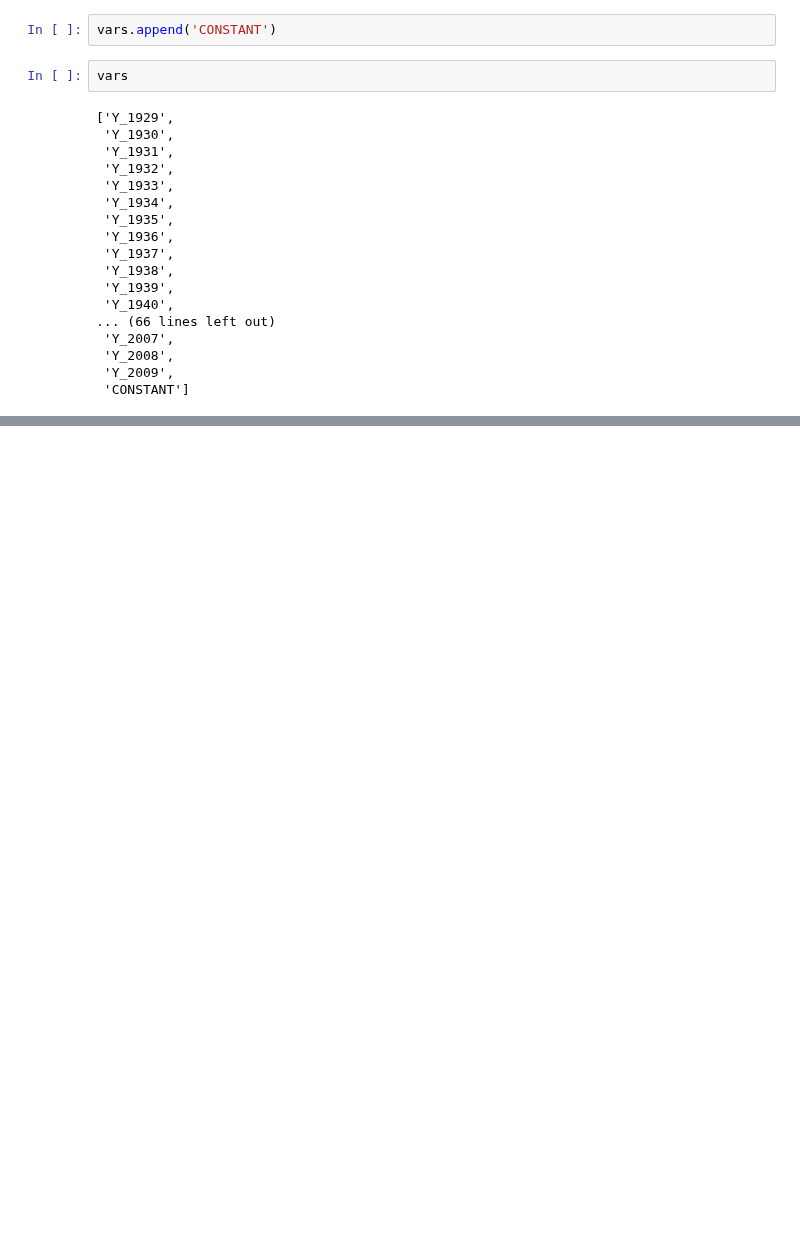
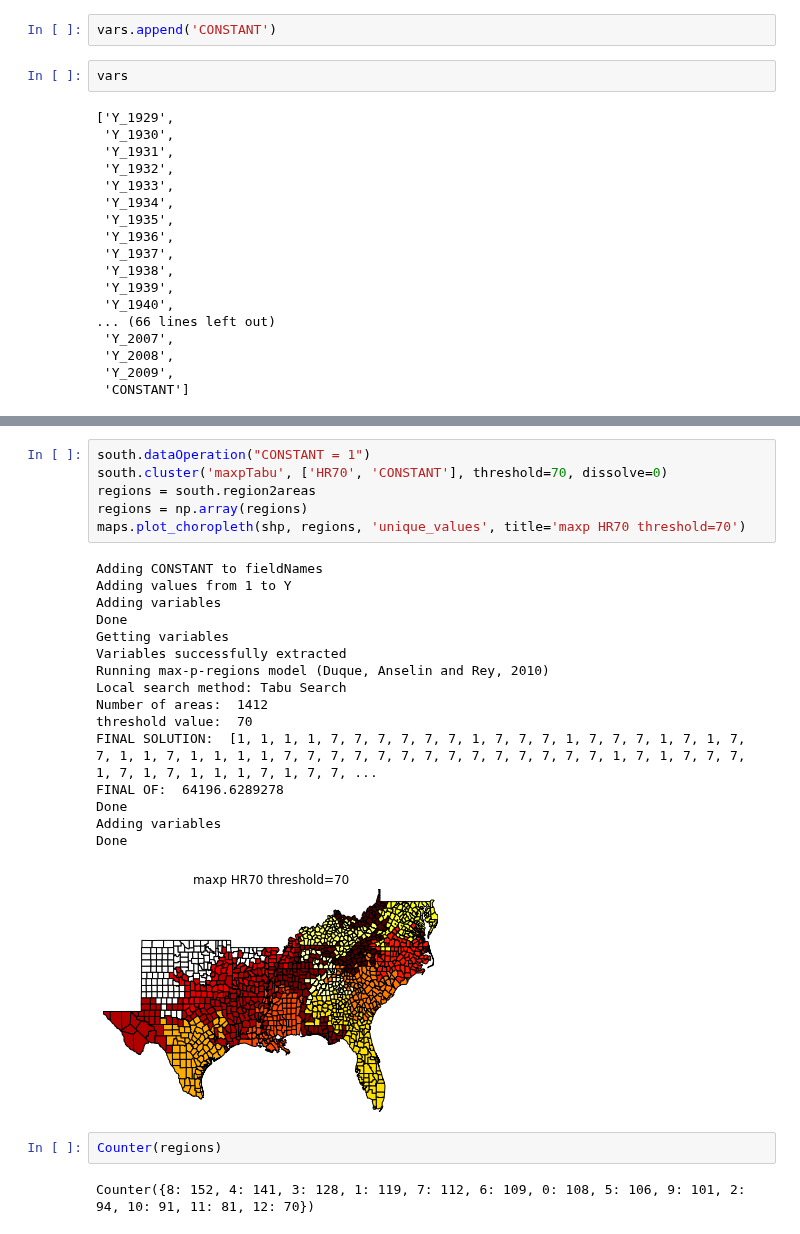
Before and after one commit to pysal/pysal, a Jupyter notebook: pysal/contrib/clusterpy/clusterpy.ipynb, the cells around one changed output, grey strips where cells are left out. Cells and saved outputs as stored; diff of their text form; blank space fills up the shorter version.

```diff
--- a/pysal/contrib/clusterpy/clusterpy.ipynb
+++ b/pysal/contrib/clusterpy/clusterpy.ipynb
@@ -931,0 +981,27 @@ Counter({3: 12, 1: 10, 0: 9, 2: 9, 4: 8})
+# %%
+south.dataOperation("CONSTANT = 1")
+south.cluster('maxpTabu', ['HR70', 'CONSTANT'], threshold=70, dissolve=0)
+regions = south.region2areas
+regions = np.array(regions)
+maps.plot_choropleth(shp, regions, 'unique_values', title='maxp HR70 threshold=70')
+# %% [output]
+Adding CONSTANT to fieldNames
+Adding values from 1 to Y
+Adding variables
+Done
+Getting variables
+Variables successfully extracted
+Running max-p-regions model (Duque, Anselin and Rey, 2010)
+Local search method: Tabu Search
+Number of areas:  1412
+threshold value:  70
+FINAL SOLUTION:  [1, 1, 1, 1, 7, 7, 7, 7, 7, 7, 1, 7, 7, 7, 1, 7, 7, 7, 1, 7, 1, 7, 7, 1, 1, 7, 1, 1, 1, 1, 7, 7, 7, 7, 7, 7, 7, 7, 7, 7, 7, 7, 7, 7, 1, 7, 1, 7, 7, 7, 1, 7, 1, 7, 1, 1, 1, 7, 1, 7, 7, ...
+FINAL OF:  64196.6289278
+Done
+Adding variables
+Done
+[figure, added]
+# %%
+Counter(regions)
+# %% [output]
+Counter({8: 152, 4: 141, 3: 128, 1: 119, 7: 112, 6: 109, 0: 108, 5: 106, 9: 101, 2: 94, 10: 91, 11: 81, 12: 70})
```
Also changed, not shown: parts of 38 cells of this notebook.
